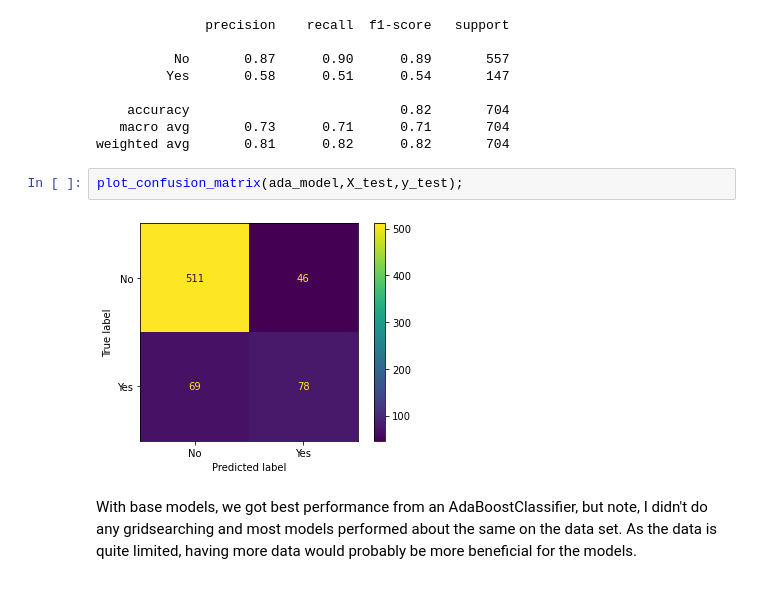
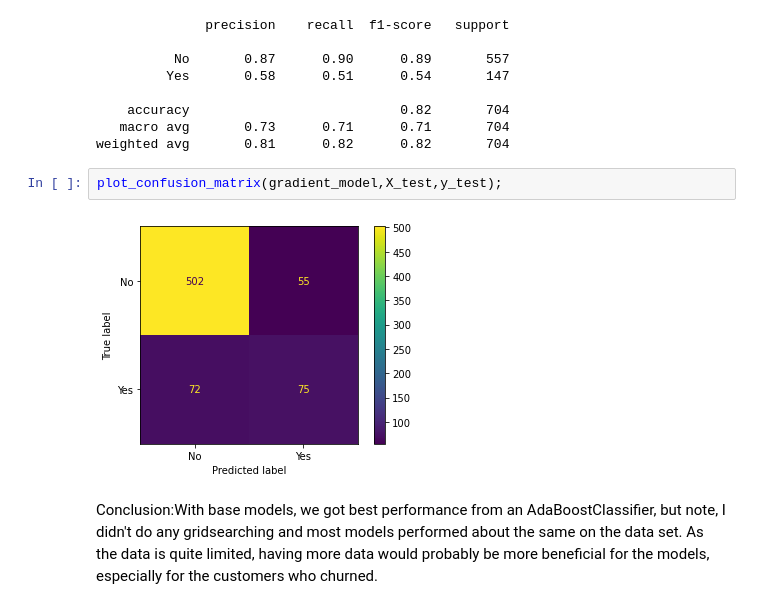
Before and after one commit to chiadingdong/Telco-Churn-Prediction, a Jupyter notebook: Telco Churn Prediction.ipynb, the cells around one changed output. Saved outputs shown, nothing was run; the diff lists cells and outputs as text.

```diff
--- a/Telco Churn Prediction.ipynb
+++ b/Telco Churn Prediction.ipynb
@@ -464,9 +475,9 @@ print(classification_report(y_test,gradient_preds))
    macro avg       0.73      0.71      0.71       704
 weighted avg       0.81      0.82      0.82       704
 # %%
-plot_confusion_matrix(ada_model,X_test,y_test);
+plot_confusion_matrix(gradient_model,X_test,y_test);
 # %% [output]
-[figure, old version]
+[figure, new version]
 # %% [markdown]
-With base models, we got best performance from an AdaBoostClassifier, but note, I didn't do any gridsearching and most models performed about the same on the data set.
-As the data is quite limited, having more data would probably be more beneficial for the models.
+Conclusion:With base models, we got best performance from an AdaBoostClassifier, but note, I didn't do any gridsearching and most models performed about the same on the data set.
+As the data is quite limited, having more data would probably be more beneficial for the models, especially for the customers who churned.
```
Also changed, not shown: parts of 7 cells of this notebook.
